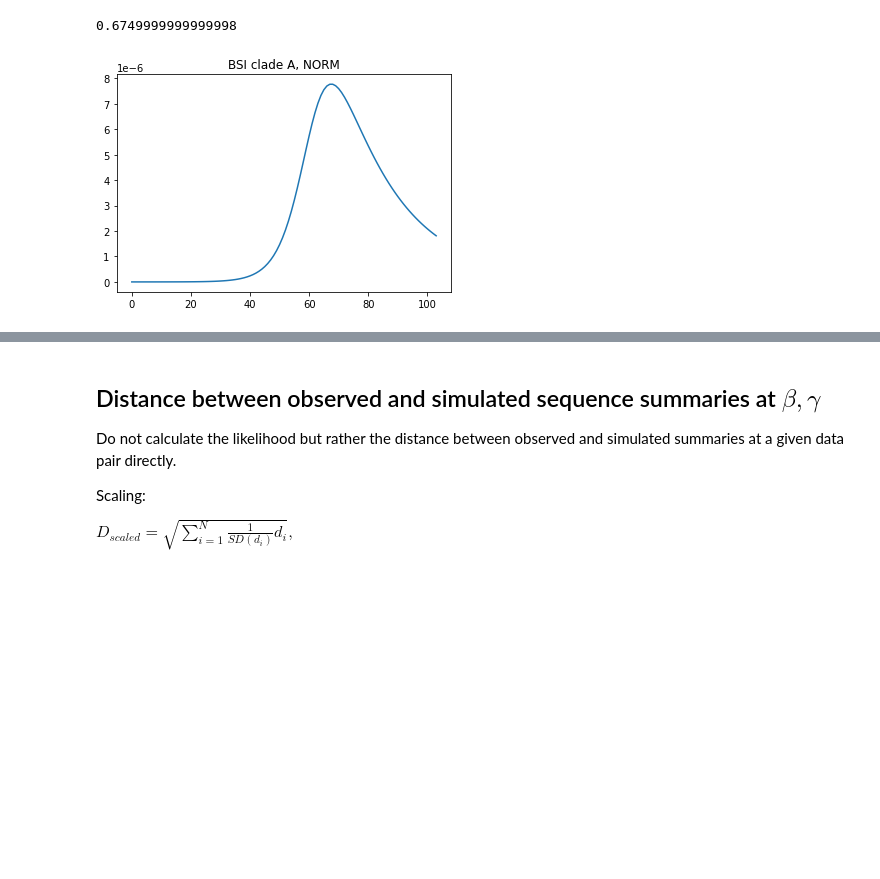
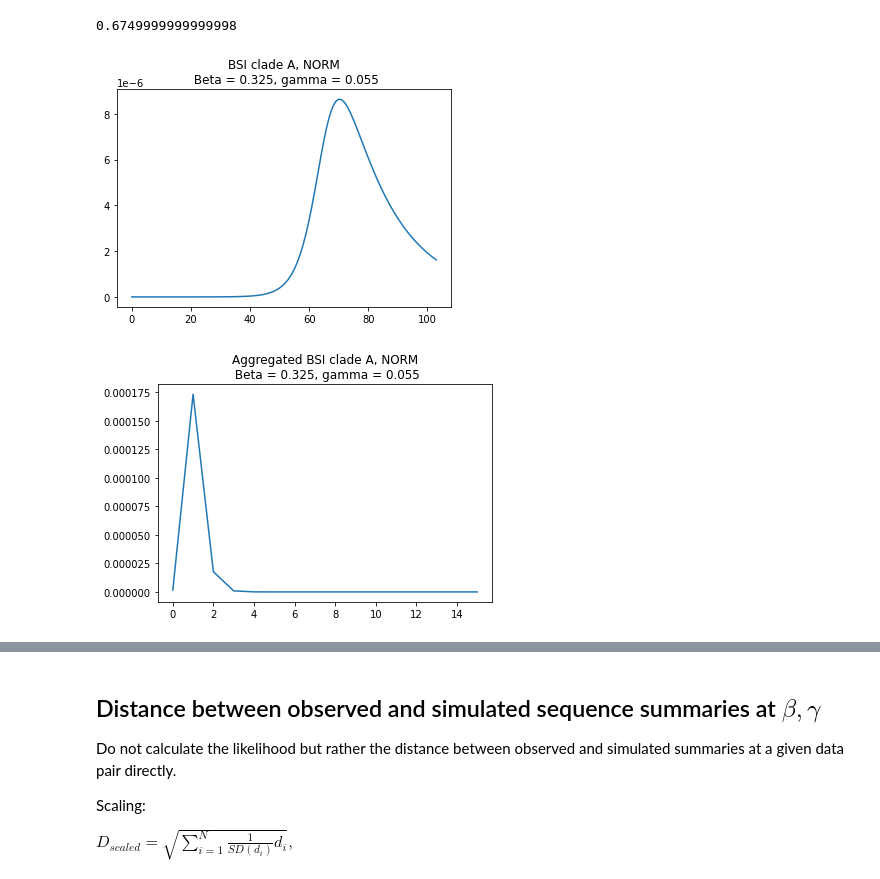
Before and after one commit to fanoja/Ecoli-R0, a Jupyter notebook: SIR simulation grid.ipynb, the cells around one changed output, grey strips where cells are left out. Saved outputs shown, nothing was run; the diff lists cells and outputs as text; code cells hidden in the pictures; blank space fills up the shorter version.

```diff
--- a/SIR simulation grid.ipynb
+++ b/SIR simulation grid.ipynb
@@ -118,22 +68,49 @@ from cluster.scripts.BSI_functions import *
 # %%
 # Observed data:
 
 # First, synthetic data:
 
-pop_size = 100000
+pop_size = 5000000
 n_weeks = 104
 clade = "A"
+obs_data = "NORM"
 
-bsi_pars = {"or_data": or_data, "clade": clade, "dataset": "NORM", "theta_c":1, "theta_bsi":0.001}
-bsi_obs = SIR_and_BSI_simulator(np.array([0.256]), np.array([0.045]), nt = n_weeks, N = pop_size,\
+true_beta = 0.325
+true_gamma = 0.055
+
+bsi_pars = {"or_data": or_data, "clade": clade, "dataset": obs_data, "theta_c":1, "theta_bsi":0.001}
+bsi_obs = SIR_and_BSI_simulator(np.array([true_beta]), np.array([true_gamma]), nt = n_weeks, N = pop_size,\
                                 bsi_pars = bsi_pars, is_prop = True,\
-                                is_agg = False, time_period = 52, batch_size = 1, random_state = None)#.flatten()
+                                is_agg = False, time_period = 52, batch_size = 1, random_state = None)
+
+sim_pars = {"n_weeks": n_weeks, "pop_size": pop_size, "bsi_pars":bsi_pars, "is_prop":True, "is_agg":False,\
+            "time_period":52, "reparam":False, "batch_size":1, "random_state":None}
+
+
 
 # Plot the synthetic observed data:
 plt.plot(bsi_obs[0])
 dataset = bsi_pars["dataset"]
-plt.title(f"BSI clade {clade}, {dataset}")
+plt.title(f"BSI clade {clade}, {dataset}\n Beta = {true_beta}, gamma = {true_gamma}")
 
 plt.show()
+
+# Alt: plot_BSI(bsi_obs)
+
+
+# Aggregated BSI data:
+
+bsi_obs_agg = SIR_and_BSI_simulator(np.array([true_beta]), np.array([true_gamma]), nt = 16*52, N = pop_size,\
+                                bsi_pars = bsi_pars, is_prop = True,\
+                                is_agg = True, time_period = 52, batch_size = 1, random_state = None)
+
+sim_pars_agg = {"n_weeks": 16*52, "pop_size": pop_size, "bsi_pars":bsi_pars, "is_prop":True, "is_agg":True,\
+            "time_period":52, "reparam":False, "batch_size":1, "random_state":None}
+
+
+plt.plot(bsi_obs_agg[0])
+plt.title(f"Aggregated BSI clade {clade}, {obs_data}\n Beta = {true_beta}, gamma = {true_gamma}")
+plt.show()
 # %% [output]
-[figure, old version]
+[figure, new version]
+[figure, added]
```
Also changed, not shown: parts of 65 cells of this notebook.
